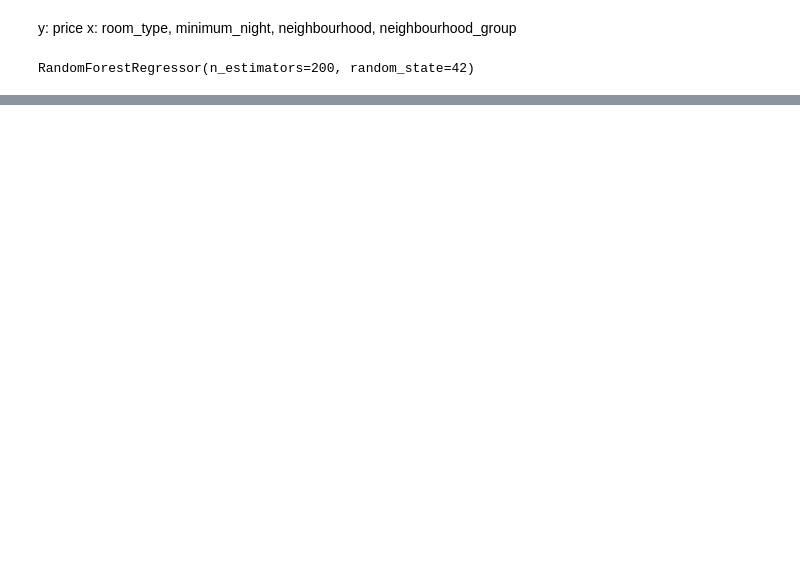
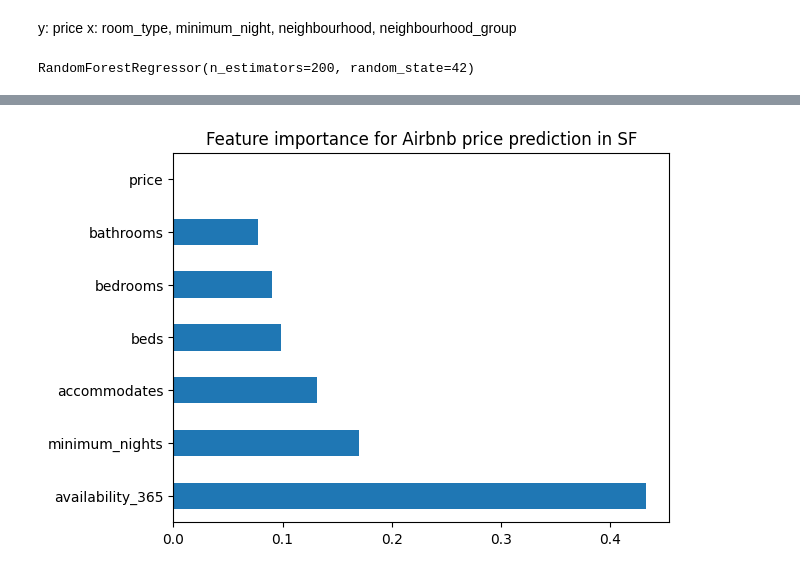
Before and after one commit to peilala/imt574_ml_final_project, a Jupyter notebook: 574_final_project.ipynb, the cells around one changed output, grey strips where cells are left out. Cells and saved outputs as stored; diff of their text form; code cells hidden in the pictures; blank space fills up the shorter version.

```diff
--- a/574_final_project.ipynb
+++ b/574_final_project.ipynb
@@ -146,0 +141,4 @@ plt.show()
+# %%
+df_sf = sf[features]
+df_sf = df_sf.fillna(0)
+df_sf
@@ -146,0 +159,15 @@ plt.show()
+# %%
+X_sf = df_sf
+# y = lists["price"]
+y_sf = sf['review_scores_rating']
+
+X_train_sf, X_test_sf, y_train_sf, y_test_sf = train_test_split(
+    X_sf, y_sf, test_size=0.2, random_state=42
+)
+# %%
+rf = RandomForestRegressor(
+    n_estimators=200,
+    random_state=42
+)
+
+rf.fit(X_train_sf, y_train_sf)
@@ -146,0 +183,7 @@ plt.show()
+# %%
+importance_sf = pd.Series(
+    rf.feature_importances_,
+    index=X_train_sf.columns
+).sort_values(ascending=False)
+
+importance_sf.head(15)
@@ -146,0 +199,6 @@ plt.show()
+# %%
+importance_sf.head(10).plot(kind="barh")
+plt.title("Feature importance for Airbnb price prediction in SF")
+plt.show()
+# %% [output]
+[figure, added]
```
Also changed, not shown: parts of 27 cells of this notebook.
